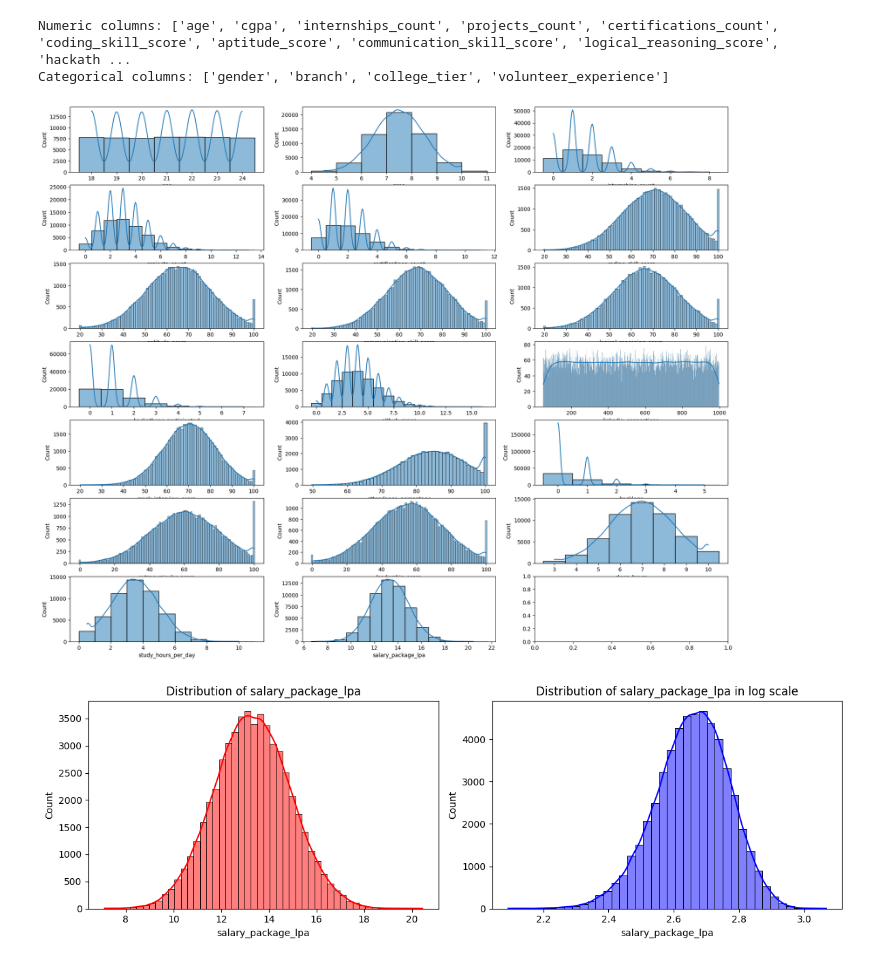
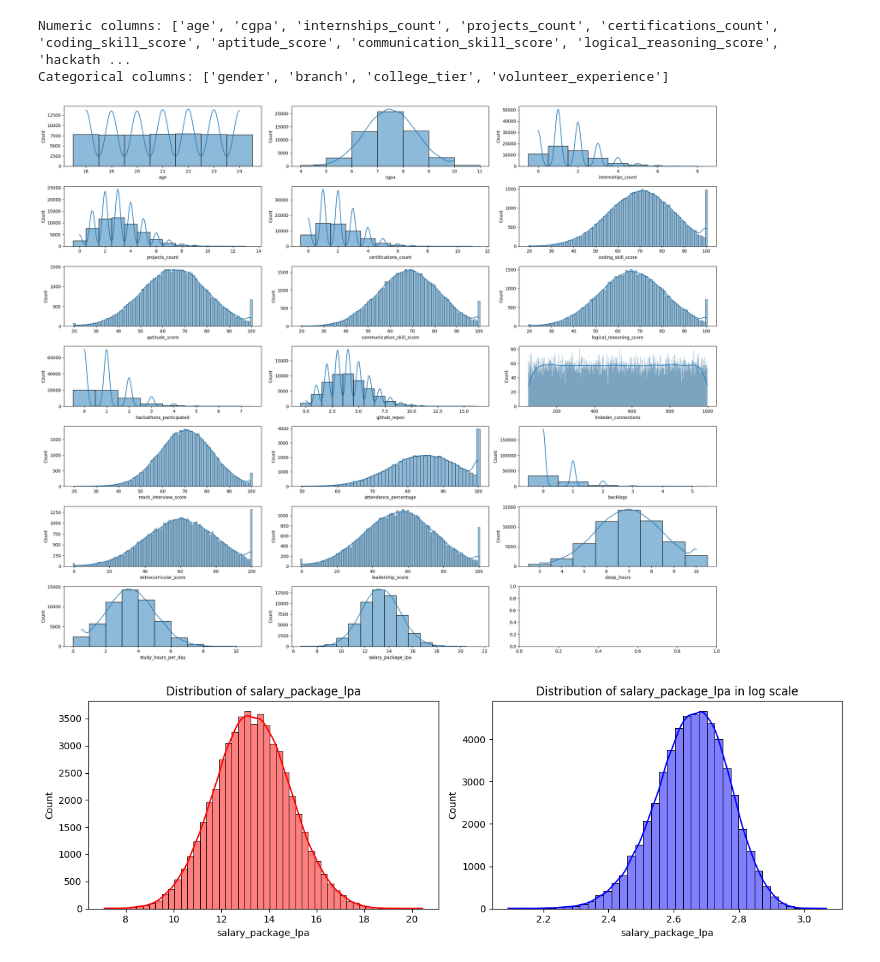
Before and after one commit to JoAz06/Workshop2Project, a Jupyter notebook: regression.ipynb, the cells around one changed output. Cells and saved outputs as stored; diff of their text form; code cells hidden in the pictures.

```diff
--- a/regression.ipynb
+++ b/regression.ipynb
@@ -193,13 +193,15 @@ Categorical columns: ['gender', 'branch', 'college_tier', 'volunteer_experience'
 # %%
 # Histograms for numerical features
 n_rows, n_cols = 7, 3
 
 fig, axes = plt.subplots(nrows=n_rows, ncols=n_cols, figsize=(22, 18))
 
 for i, column in enumerate(numeric_cols):
     sns.histplot(df[column],ax=axes[i//n_cols,i%n_cols], kde=True, discrete=True)
+
+plt.tight_layout()
 # %% [output]
-[figure, old version]
+[figure, new version]
 # %%
 # Make sure we use your actual column name: 'salary_package_lpa'
 target_col = 'salary_package_lpa'
```
Also changed, not shown: parts of 1 cell of this notebook, 1 other file.
